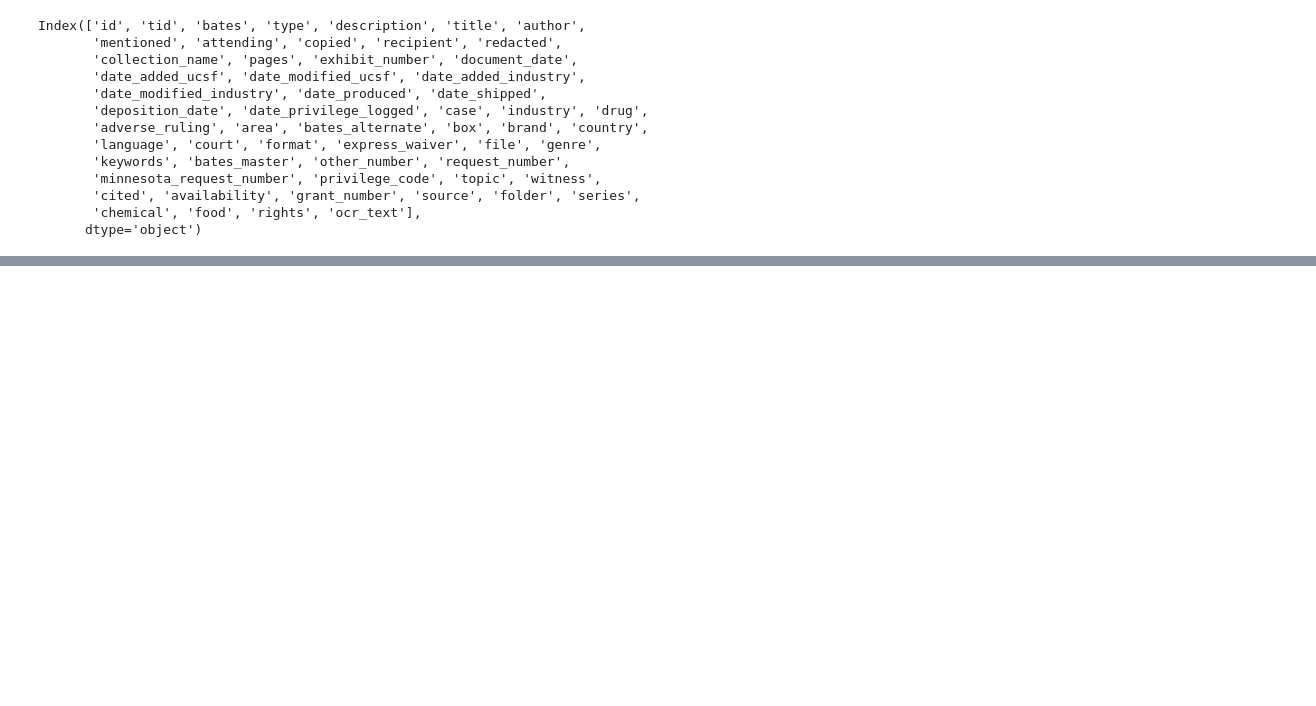
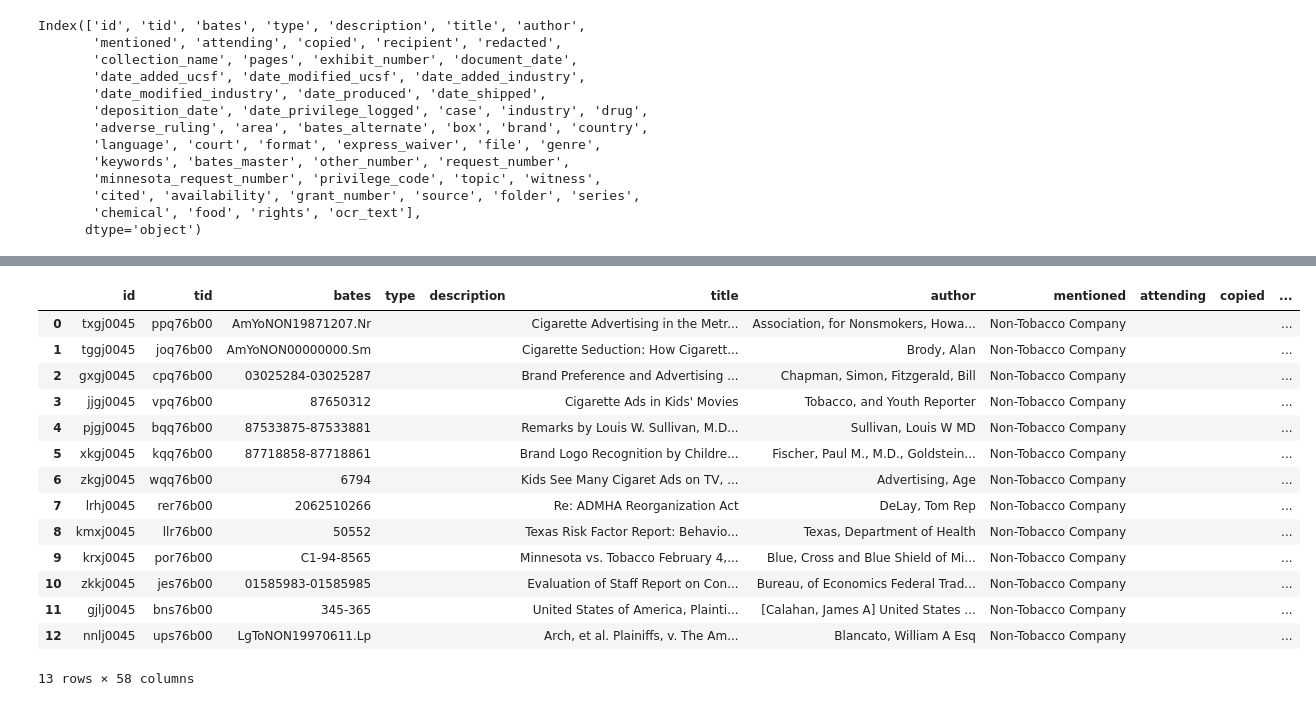
Before and after one commit to geoffswc/UCSF_AI_Education_2026, a Jupyter notebook: Explore_Dataset.ipynb, the cells around one changed output, grey strips where cells are left out. Cells and saved outputs as stored; diff of their text form; code cells hidden in the pictures; blank space fills up the shorter version.

```diff
--- a/Explore_Dataset.ipynb
+++ b/Explore_Dataset.ipynb
@@ -77,3 +77,27 @@ from pandasql import sqldf
 
 # Global query function
 pysqldf = lambda q: sqldf(q, globals())
+# %%
+sql_non_tobacco = """
+SELECT *
+FROM df
+WHERE mentioned = 'Non-Tobacco Company'
+"""
+# %%
+pysqldf(sql_non_tobacco)
+# %% [output]
+|  | id | tid | bates | type | description | title | author | mentioned | attending | copied | ... |
+| 0 | txgj0045 | ppq76b00 | AmYoNON19871207.Nr |  |  | Cigarette Advertising in the Metr... | Association, for Nonsmokers, Howa... | Non-Tobacco Company |  |  | ... |
+| 1 | tggj0045 | joq76b00 | AmYoNON00000000.Sm |  |  | Cigarette Seduction: How Cigarett... | Brody, Alan | Non-Tobacco Company |  |  | ... |
+| 2 | gxgj0045 | cpq76b00 | 03025284-03025287 |  |  | Brand Preference and Advertising ... | Chapman, Simon, Fitzgerald, Bill | Non-Tobacco Company |  |  | ... |
+| 3 | jjgj0045 | vpq76b00 | 87650312 |  |  | Cigarette Ads in Kids' Movies | Tobacco, and Youth Reporter | Non-Tobacco Company |  |  | ... |
+| 4 | pjgj0045 | bqq76b00 | 87533875-87533881 |  |  | Remarks by Louis W. Sullivan, M.D... | Sullivan, Louis W MD | Non-Tobacco Company |  |  | ... |
+| 5 | xkgj0045 | kqq76b00 | 87718858-87718861 |  |  | Brand Logo Recognition by Childre... | Fischer, Paul M., M.D., Goldstein... | Non-Tobacco Company |  |  | ... |
+| 6 | zkgj0045 | wqq76b00 | 6794 |  |  | Kids See Many Cigaret Ads on TV, ... | Advertising, Age | Non-Tobacco Company |  |  | ... |
+| 7 | lrhj0045 | rer76b00 | 2062510266 |  |  | Re: ADMHA Reorganization Act | DeLay, Tom Rep | Non-Tobacco Company |  |  | ... |
+| 8 | kmxj0045 | llr76b00 | 50552 |  |  | Texas Risk Factor Report: Behavio... | Texas, Department of Health | Non-Tobacco Company |  |  | ... |
+| 9 | krxj0045 | por76b00 | C1-94-8565 |  |  | Minnesota vs. Tobacco February 4,... | Blue, Cross and Blue Shield of Mi... | Non-Tobacco Company |  |  | ... |
+| 10 | zkkj0045 | jes76b00 | 01585983-01585985 |  |  | Evaluation of Staff Report on Con... | Bureau, of Economics Federal Trad... | Non-Tobacco Company |  |  | ... |
+| 11 | gjlj0045 | bns76b00 | 345-365 |  |  | United States of America, Plainti... | [Calahan, James A] United States ... | Non-Tobacco Company |  |  | ... |
+| 12 | nnlj0045 | ups76b00 | LgToNON19970611.Lp |  |  | Arch, et al. Plainiffs, v. The Am... | Blancato, William A Esq | Non-Tobacco Company |  |  | ... |
+13 rows × 58 columns
```
Also changed, not shown: parts of 12 cells of this notebook.
